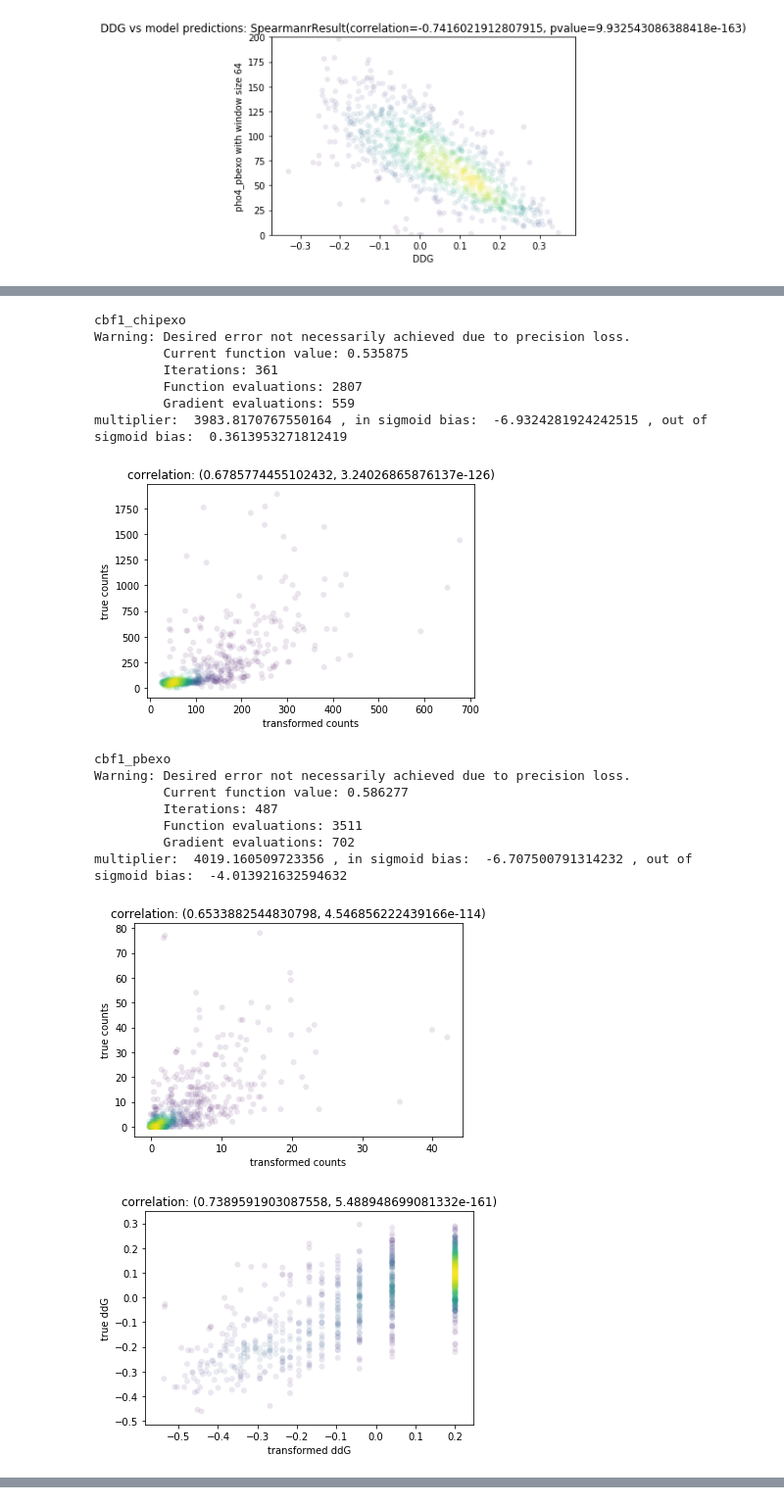
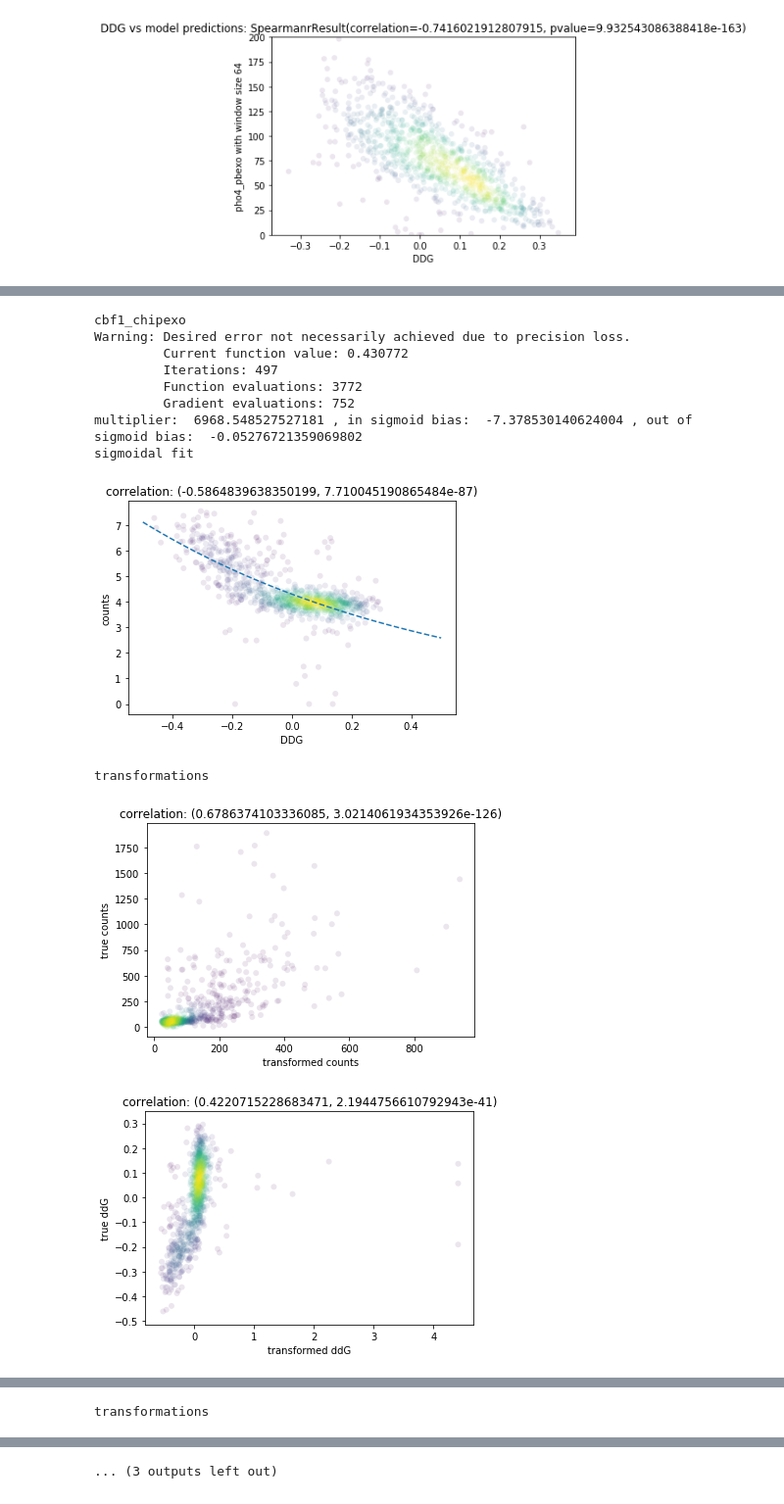
Before and after one commit to kundajelab/pho4, a Jupyter notebook: rawCountVsDdG_explicit.ipynb, the cells around one changed output, grey strips where cells are left out. Shown at 98% size. Cells and saved outputs as stored; diff of their text form; code cells hidden in the pictures.

Commit message:
counts vs log counts

```diff
--- a/rawCountVsDdG_explicit.ipynb
+++ b/rawCountVsDdG_explicit.ipynb
@@ -292,6 +292,21 @@ for key in dataDict.keys():
     labels = np.array(labels)
     sf = SigmoidFit()
     calibration_func, inv_func = sf(validCounts, validDdG)
+    print("sigmoidal fit")
+    inp = np.linspace(-0.5, 0.5, num=100)
+    fit = calibration_func(inp)
+    xy = np.vstack([labels,preacts])
+    z = gaussian_kde(xy)(xy)
+    smallFont = {'size' : 10}
+    plt.rc('font', **smallFont)
+    fig, ax = plt.subplots()
+    ax.scatter(labels, preacts, c=z, edgecolor='', alpha=0.1)
+    ax.plot(inp, fit, '--')
+    plt.xlabel("DDG")
+    plt.ylabel("counts")
+    plt.title("correlation: "+str(pearsonr(xvals, yvals)))
+    plt.show()
+    print("transformations")
     calibrated_preacts = calibration_func(labels)
     plotCorrs(key, calibrated_preacts, preacts, "transformed counts", "true counts")
     calibrated_labels = inv_func(preacts)
@@ -328,43 +352,53 @@ multiplier:  2871.8267024501456 , in sigmoid bias:  2.509678427058617 , out of s
 # %%
 for key in dataDict.keys():
     print(key)
     validDdG = []
     validCounts = []
     for flank in validKeys:
         validDdG.append(dataDict[key][flank][0])
         validCounts.append(log(dataDict[key][flank][1]+1))
     validDdG = np.array(validDdG)
     validCounts = np.array(validCounts)
     preacts = []
     labels = []
     for flank in flankToCoord.keys():
         preacts.append(log(dataDict[key][flank][1]+1))
         labels.append(dataDict[key][flank][0])
     preacts = np.array(preacts)
     labels = np.array(labels)
     sf = SigmoidFit()
     calibration_func, inv_func = sf(validCounts, validDdG)
+    print("sigmoidal fit")
+    inp = np.linspace(-0.5, 0.5, num=100)
+    fit = calibration_func(inp)
+    xy = np.vstack([labels,preacts])
+    z = gaussian_kde(xy)(xy)
+    smallFont = {'size' : 10}
+    plt.rc('font', **smallFont)
+    fig, ax = plt.subplots()
+    ax.scatter(labels, preacts, c=z, edgecolor='', alpha=0.1)
+    ax.plot(inp, fit, '--')
+    plt.xlabel("DDG")
+    plt.ylabel("counts")
+    plt.title("correlation: "+str(pearsonr(xvals, yvals)))
+    plt.show()
+    print("transformations")
     calibrated_preacts = calibration_func(labels)
-    plotCorrs("key", exp(calibrated_preacts)-1, exp(preacts)-1, "transformed counts", "true counts")
+    plotCorrs("key", np.exp(calibrated_preacts)-1, np.exp(preacts)-1, "transformed counts", "true counts")
     calibrated_labels = inv_func(preacts)
     if np.isnan(calibrated_labels).any():
         continue
     plotCorrs("key", calibrated_labels, labels, "transformed ddG", "true ddG")
 # %% [output]
 cbf1_chipexo
 Warning: Desired error not necessarily achieved due to precision loss.
-         Current function value: 0.535875
-         Iterations: 361
-         Function evaluations: 2807
-         Gradient evaluations: 559
-multiplier:  3983.8170767550164 , in sigmoid bias:  -6.9324281924242515 , out of sigmoid bias:  0.3613953271812419
+         Current function value: 0.430772
+         Iterations: 497
+         Function evaluations: 3772
+         Gradient evaluations: 752
+multiplier:  6968.548527527181 , in sigmoid bias:  -7.378530140624004 , out of sigmoid bias:  -0.05276721359069802
+sigmoidal fit
-[figure, old version]
+[figure, new version]
-cbf1_pbexo
-Warning: Desired error not necessarily achieved due to precision loss.
-         Current function value: 0.586277
-         Iterations: 487
-         Function evaluations: 3511
-         Gradient evaluations: 702
-multiplier:  4019.160509723356 , in sigmoid bias:  -6.707500791314232 , out of sigmoid bias:  -4.013921632594632
+transformations
-[figure, old version]
+[figure, new version]
-[figure, old version]
+[figure, new version]
@@ -378,0 +414 @@ multiplier:  445.15593704987486 , in sigmoid bias:  4.877356155898397 , out of s
+transformations
@@ -379,0 +426 @@ multiplier:  445.15593704987486 , in sigmoid bias:  4.877356155898397 , out of s
+... (3 outputs left out)
```
Also changed, not shown: parts of 2 cells of this notebook, 3 other files.
